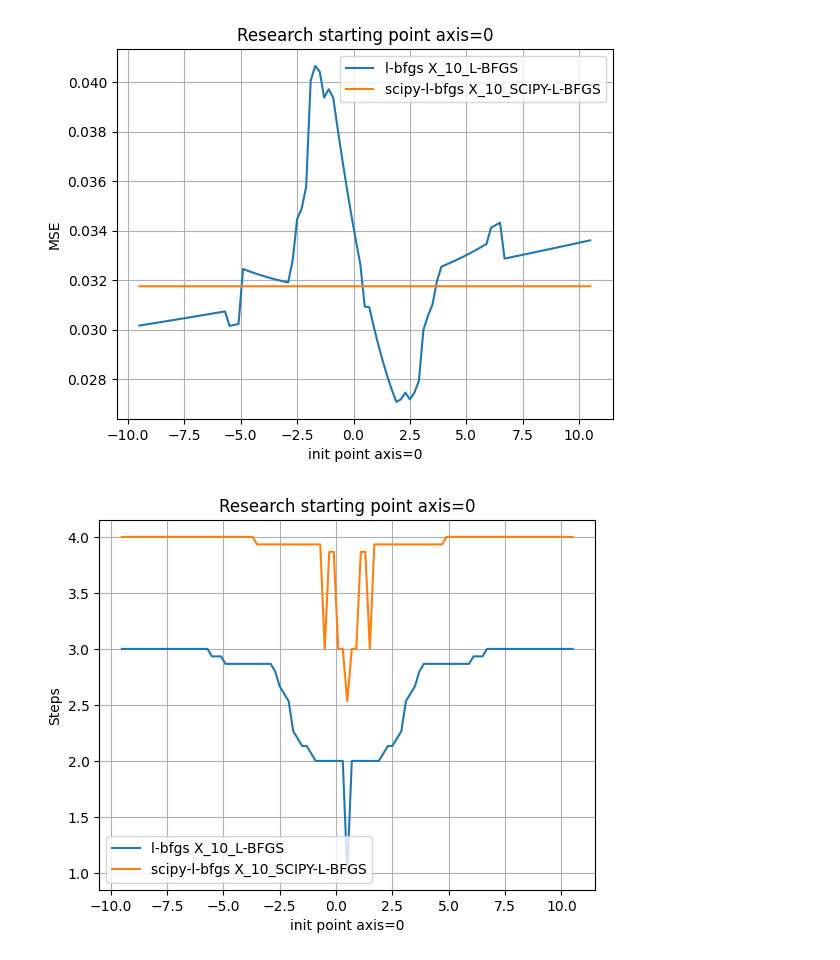
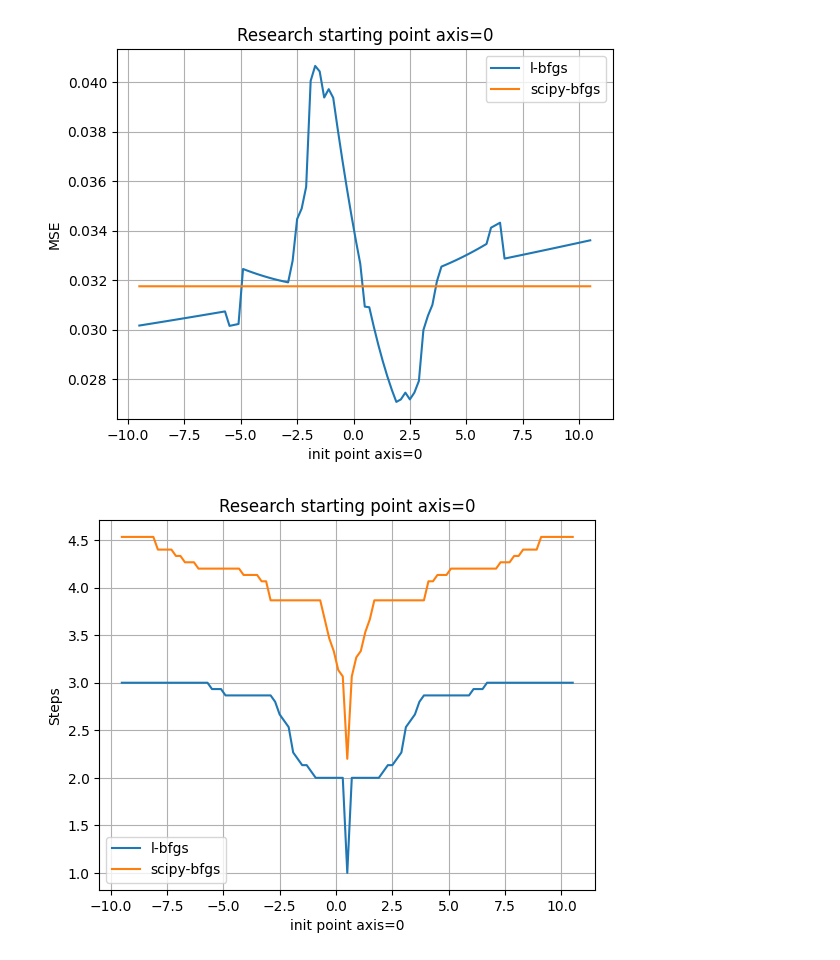
Before and after one commit to trio-at-optimization/optimization-lab4, a Jupyter notebook: Sources/T2/A/Research/results.ipynb, the cells around one changed output. Saved outputs shown, nothing was run; the diff lists cells and outputs as text; code cells hidden in the pictures.

```diff
--- a/Sources/T2/A/Research/results.ipynb
+++ b/Sources/T2/A/Research/results.ipynb
@@ -31,3 +35,3 @@ def parse_and_print_few(list_names, metrics = helper.metric_to_columns, axis=0):
 # %%
-parse_and_print_few(['X_10_L-BFGS', 'X_10_SCIPY-L-BFGS'])
+helper.parse_and_print_few(['X_10_L-BFGS', 'X_10_SCIPY-BFGS'])
 # %% [output]
@@ -51,2 +38,2 @@ parse_and_print_few(['X_10_L-BFGS', 'X_10_SCIPY-L-BFGS'])
-[figure, old version]
+[figure, new version]
-[figure, old version]
+[figure, new version]
```
Also changed, not shown: parts of 11 cells of this notebook, 14 other files.
